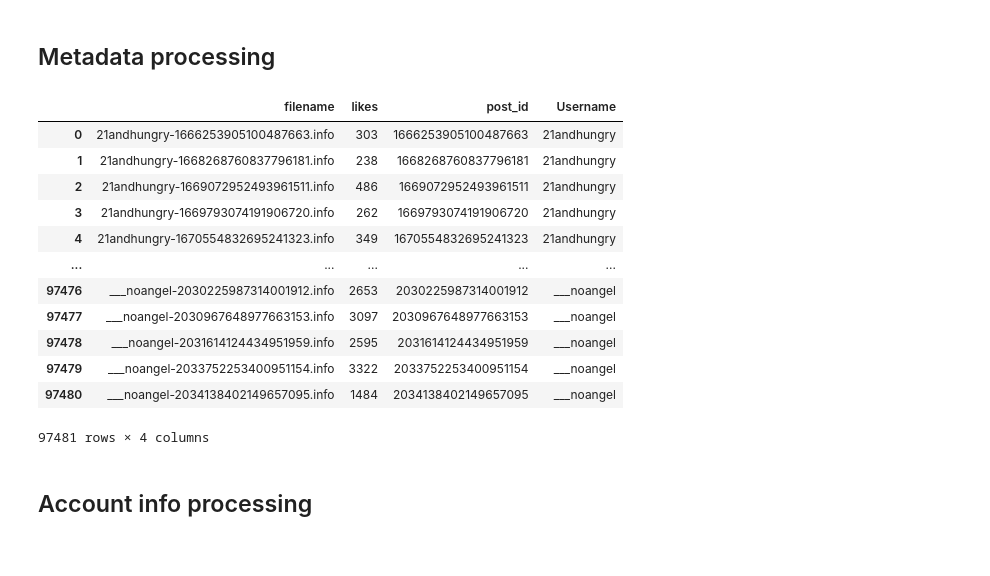
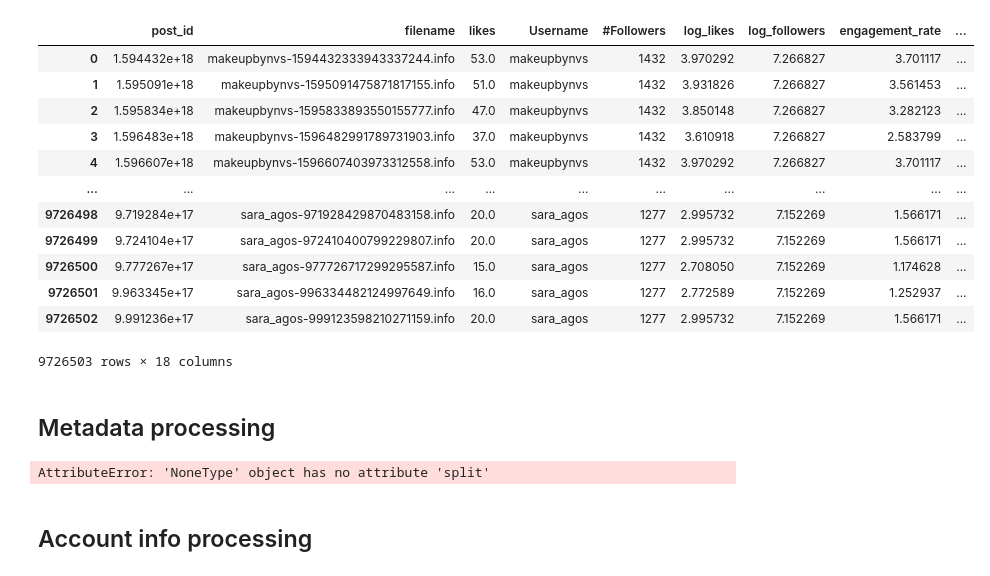
Before and after one commit to hbrt-rdzk/raight.move, a Jupyter notebook: notebooks/evaluation/evaluation.ipynb, the cells around one changed output. Drawn from its saved outputs; the diff is of its cells as text; code cells hidden in the pictures.

```diff
--- a/notebooks/evaluation/evaluation.ipynb
+++ b/notebooks/evaluation/evaluation.ipynb
@@ -52,3 +102,19 @@ POPULAR_DIRECTION = cfg['path_metadata_popular']
+# %%
+df
+# %% [output]
+|  | post_id | filename | likes | Username | #Followers | log_likes | log_followers | engagement_rate | ... |
+| 0 | 1.594432e+18 | makeupbynvs-1594432333943337244.info | 53.0 | makeupbynvs | 1432 | 3.970292 | 7.266827 | 3.701117 | ... |
+| 1 | 1.595091e+18 | makeupbynvs-1595091475871817155.info | 51.0 | makeupbynvs | 1432 | 3.931826 | 7.266827 | 3.561453 | ... |
+| 2 | 1.595834e+18 | makeupbynvs-1595833893550155777.info | 47.0 | makeupbynvs | 1432 | 3.850148 | 7.266827 | 3.282123 | ... |
+| 3 | 1.596483e+18 | makeupbynvs-1596482991789731903.info | 37.0 | makeupbynvs | 1432 | 3.610918 | 7.266827 | 2.583799 | ... |
+| 4 | 1.596607e+18 | makeupbynvs-1596607403973312558.info | 53.0 | makeupbynvs | 1432 | 3.970292 | 7.266827 | 3.701117 | ... |
+| ... | ... | ... | ... | ... | ... | ... | ... | ... | ... |
+| 9726498 | 9.719284e+17 | sara_agos-971928429870483158.info | 20.0 | sara_agos | 1277 | 2.995732 | 7.152269 | 1.566171 | ... |
+| 9726499 | 9.724104e+17 | sara_agos-972410400799229807.info | 20.0 | sara_agos | 1277 | 2.995732 | 7.152269 | 1.566171 | ... |
+| 9726500 | 9.777267e+17 | sara_agos-977726717299295587.info | 15.0 | sara_agos | 1277 | 2.708050 | 7.152269 | 1.174628 | ... |
+| 9726501 | 9.963345e+17 | sara_agos-996334482124997649.info | 16.0 | sara_agos | 1277 | 2.772589 | 7.152269 | 1.252937 | ... |
+| 9726502 | 9.991236e+17 | sara_agos-999123598210271159.info | 20.0 | sara_agos | 1277 | 2.995732 | 7.152269 | 1.566171 | ... |
+9726503 rows × 18 columns
 # %% [markdown]
 ## Metadata processing
 # %%
@@ -64,21 +132,8 @@ for filename in tqdm(os.listdir(METADATA_DATASET)):
 # %%
-likes_df = pd.DataFrame(data)
+#likes_df = pd.DataFrame(data)
 likes_df["Username"] = likes_df["filename"].apply(lambda x: x.split("-")[0])
-likes_df
 # %% [output]
-|  | filename | likes | post_id | Username |
-| 0 | 21andhungry-1666253905100487663.info | 303 | 1666253905100487663 | 21andhungry |
-| 1 | 21andhungry-1668268760837796181.info | 238 | 1668268760837796181 | 21andhungry |
-| 2 | 21andhungry-1669072952493961511.info | 486 | 1669072952493961511 | 21andhungry |
-| 3 | 21andhungry-1669793074191906720.info | 262 | 1669793074191906720 | 21andhungry |
-| 4 | 21andhungry-1670554832695241323.info | 349 | 1670554832695241323 | 21andhungry |
-| ... | ... | ... | ... | ... |
-| 97476 | ___noangel-2030225987314001912.info | 2653 | 2030225987314001912 | ___noangel |
-| 97477 | ___noangel-2030967648977663153.info | 3097 | 2030967648977663153 | ___noangel |
-| 97478 | ___noangel-2031614124434951959.info | 2595 | 2031614124434951959 | ___noangel |
-| 97479 | ___noangel-2033752253400951154.info | 3322 | 2033752253400951154 | ___noangel |
-| 97480 | ___noangel-2034138402149657095.info | 1484 | 2034138402149657095 | ___noangel |
-97481 rows × 4 columns
+AttributeError: 'NoneType' object has no attribute 'split'
 # %% [markdown]
 ## Account info processing
 # %%
```
Also changed, not shown: parts of 13 cells of this notebook, 1 other file.
